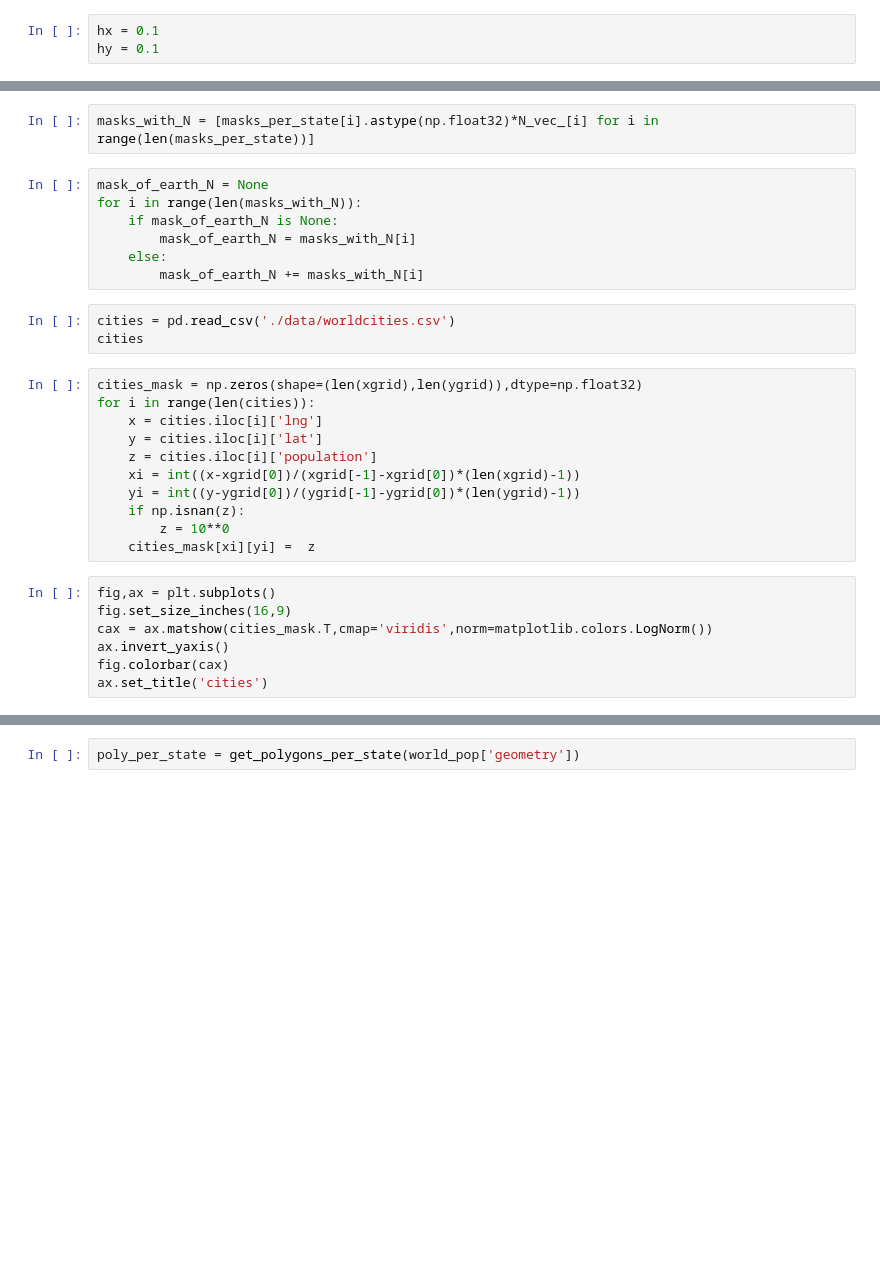
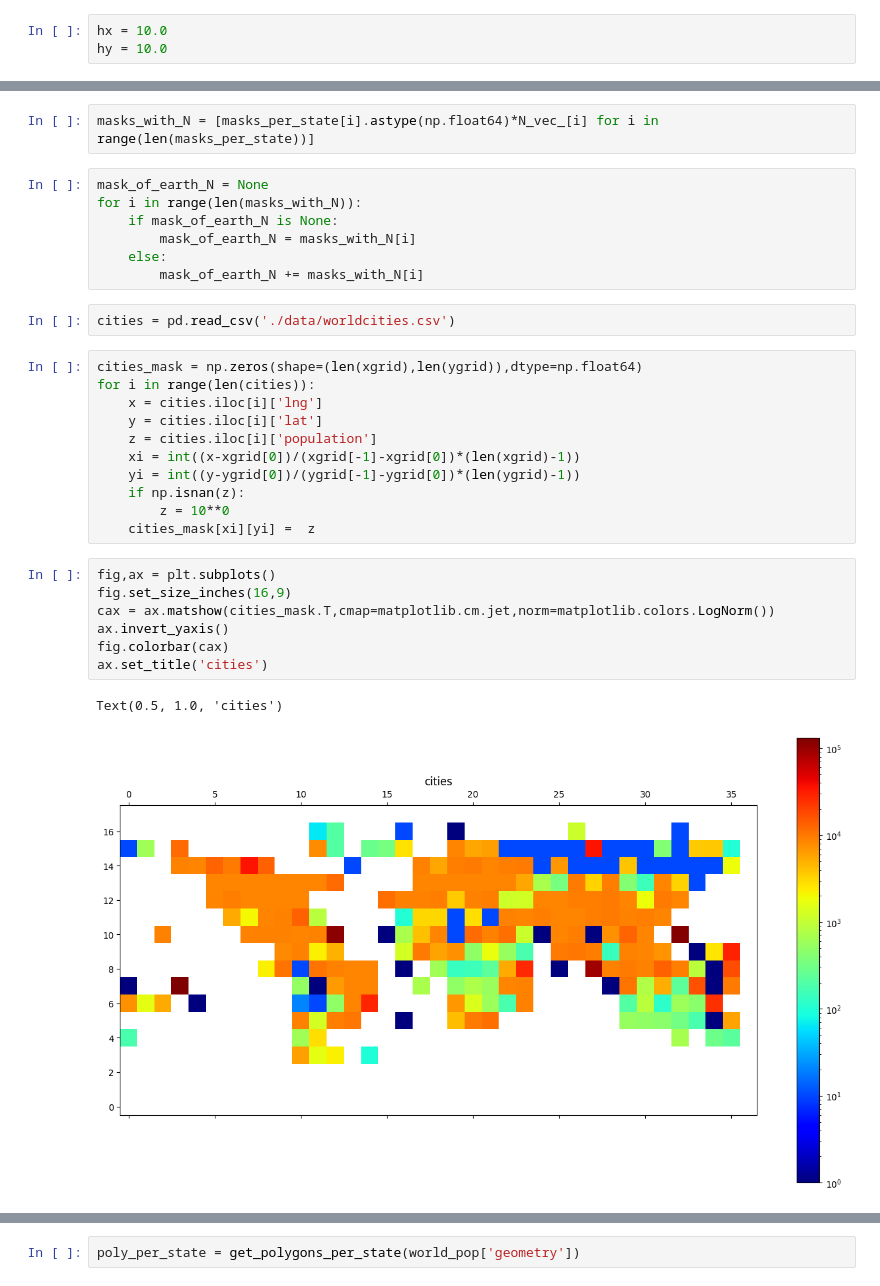
Before and after one commit to RepnikovPavel/GlobalDynamics, a Jupyter notebook: code.ipynb, the cells around one changed output, grey strips where cells are left out. Drawn from its saved outputs; the diff is of its cells as text; blank space fills up the shorter version.

```diff
--- a/code.ipynb
+++ b/code.ipynb
@@ -19,8 +19,8 @@ N_vec_ = world_pop['POP2005'].values
 Names_ = world_pop['NAME'].values
 Areas_ = world_pop['area'].values
 # %%
-hx = 0.1
-hy = 0.1
+hx = 10.0
+hy = 10.0
 # %%
 bounds_ = bounds_by_polygons(polygons_)
 xgrid,ygrid = make_grids(hx,hy,bounds_)
@@ -42,7 +37,7 @@ masks_per_state = get_binary_mask_per_state_cv2(source_polygons,
 mask_of_earth = CUPmasks(masks_per_state)
 mask_of_water = np.logical_not(mask_of_earth)
 # %%
-masks_with_N = [masks_per_state[i].astype(np.float32)*N_vec_[i] for i in range(len(masks_per_state))]
+masks_with_N = [masks_per_state[i].astype(np.float64)*N_vec_[i] for i in range(len(masks_per_state))]
 # %%
 mask_of_earth_N = None
 for i in range(len(masks_with_N)):
@@ -52,9 +47,8 @@ for i in range(len(masks_with_N)):
         mask_of_earth_N += masks_with_N[i]
 # %%
 cities = pd.read_csv('./data/worldcities.csv')
-cities
 # %%
-cities_mask = np.zeros(shape=(len(xgrid),len(ygrid)),dtype=np.float32)
+cities_mask = np.zeros(shape=(len(xgrid),len(ygrid)),dtype=np.float64)
 for i in range(len(cities)):
     x = cities.iloc[i]['lng']
     y = cities.iloc[i]['lat']
@@ -67,10 +61,13 @@ for i in range(len(cities)):
 # %%
 fig,ax = plt.subplots()
 fig.set_size_inches(16,9)
-cax = ax.matshow(cities_mask.T,cmap='viridis',norm=matplotlib.colors.LogNorm())
+cax = ax.matshow(cities_mask.T,cmap=matplotlib.cm.jet,norm=matplotlib.colors.LogNorm())
 ax.invert_yaxis()
 fig.colorbar(cax)
 ax.set_title('cities')
+# %% [output]
+Text(0.5, 1.0, 'cities')
+[figure, added]
 # %%
 fig,ax = plt.subplots()
 fig.set_size_inches(16,9)
```
Also changed, not shown: parts of 14 cells of this notebook, 6 other files.
